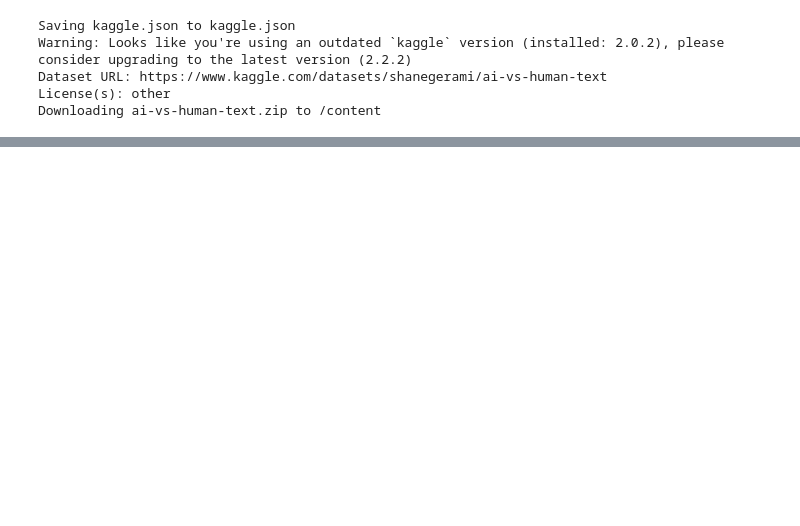
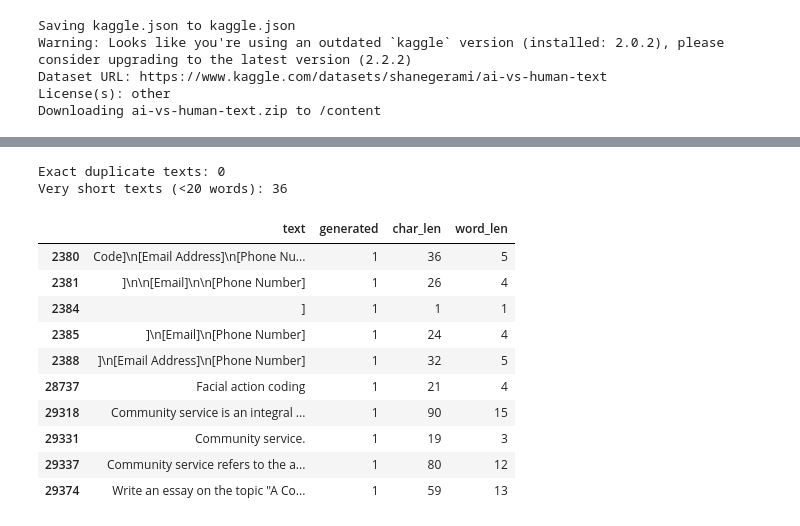
Before and after one commit to aditi2-bsa/SEA800-AI-Text-Detection, a Jupyter notebook: notebooks/01_eda.ipynb, the cells around one changed output, grey strips where cells are left out. Drawn from its saved outputs; the diff is of its cells as text; code cells hidden in the pictures; blank space fills up the shorter version.

```diff
--- a/notebooks/01_eda.ipynb
+++ b/notebooks/01_eda.ipynb
@@ -49,0 +113,18 @@ dtype: int64
+# %%
+print("Exact duplicate texts:", df['text'].duplicated().sum())
+print("Very short texts (<20 words):", (df['word_len'] < 20).sum())
+df[df['word_len'] < 20].head(10)
+# %% [output]
+Exact duplicate texts: 0
+Very short texts (<20 words): 36
+|  | text | generated | char_len | word_len |
+| 2380 | Code]\n[Email Address]\n[Phone Nu... | 1 | 36 | 5 |
+| 2381 | ]\n\n[Email]\n\n[Phone Number] | 1 | 26 | 4 |
+| 2384 | ] | 1 | 1 | 1 |
+| 2385 | ]\n[Email]\n[Phone Number] | 1 | 24 | 4 |
+| 2388 | ]\n[Email Address]\n[Phone Number] | 1 | 32 | 5 |
+| 28737 | Facial action coding | 1 | 21 | 4 |
+| 29318 | Community service is an integral ... | 1 | 90 | 15 |
+| 29331 | Community service. | 1 | 19 | 3 |
+| 29337 | Community service refers to the a... | 1 | 80 | 12 |
+| 29374 | Write an essay on the topic "A Co... | 1 | 59 | 13 |
```
Also changed, not shown: parts of 10 cells of this notebook.
